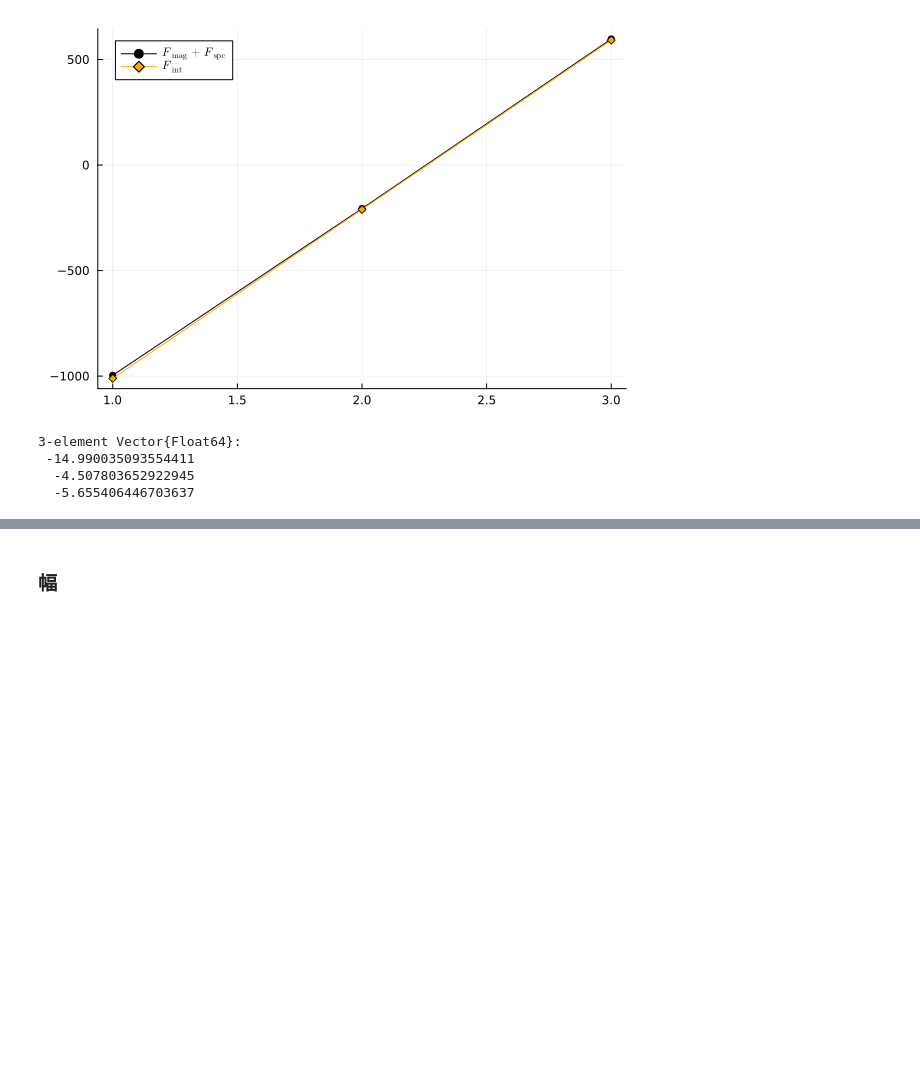
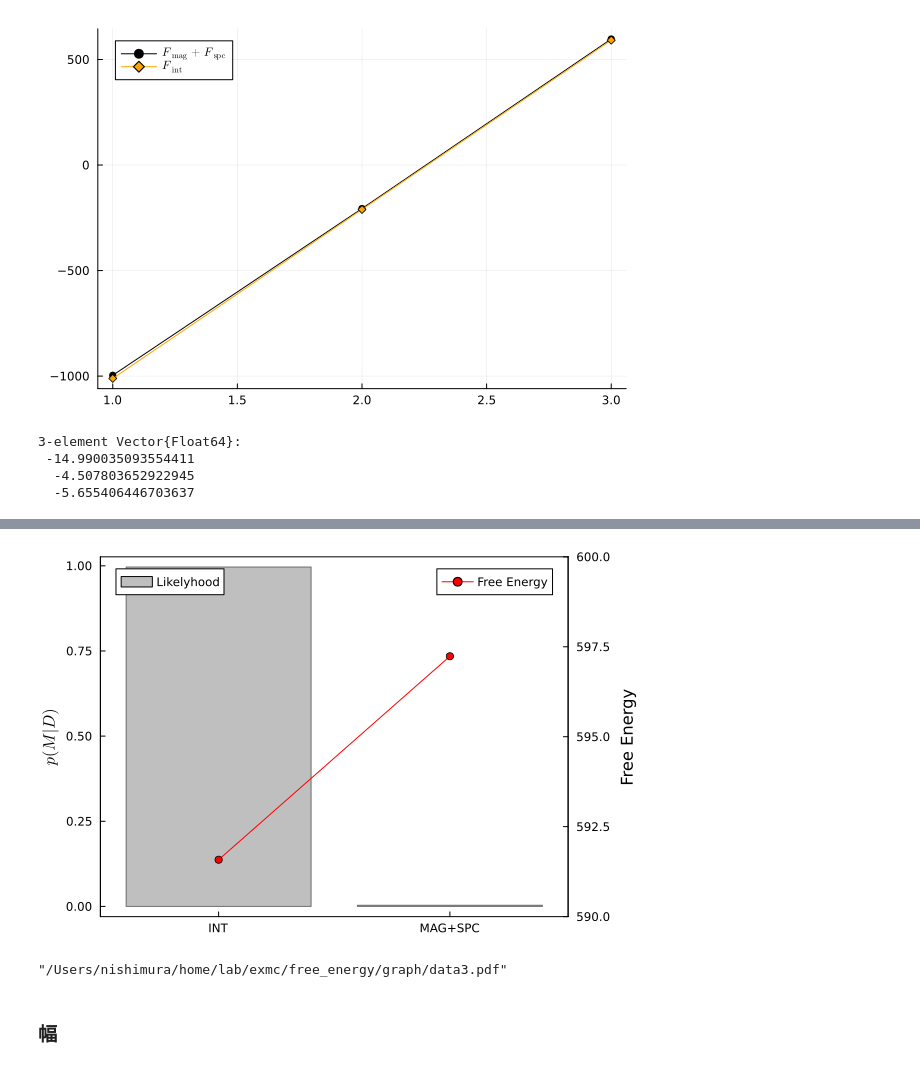
Before and after one commit to alessi-24/lab, a Jupyter notebook: exmc/phase_chart/phase_chart_paper.ipynb, the cells around one changed output, grey strips where cells are left out. Drawn from its saved outputs; the diff is of its cells as text; code cells hidden in the pictures; blank space fills up the shorter version.

```diff
--- a/exmc/phase_chart/phase_chart_paper.ipynb
+++ b/exmc/phase_chart/phase_chart_paper.ipynb
@@ -707,3 +793,39 @@ dif = free_int - free_sum
+# %%
+plot(
+    bar(
+        ["INT","MAG+SPC"],
+        #[1,2],
+        [prob_int[3],prob_sum[3]],
+        ylabel = L"p(M|D)",
+        label = "Likelyhood",
+        color = :gray,
+        alpha = 0.5,
+        legend=:topleft,
+    )
+)
+
+plot!(
+    twinx(),
+    ["INT","MAG+SPC"],
+    [free_int[3], free_sum[3]],
+    markershape=:circle,
+    color = :red,
+    ylabel="Free Energy",
+    label="Free Energy",
+    legend=:topright,
+    ylims = (590,600),
+)
+
+plot!(
+    grid=false,
+    framestyle = :box,
+)
+# %% [output]
+[figure, added]
+# %%
+savefig("/Users/nishimura/home/lab/exmc/free_energy/graph/data3.pdf")
+# %% [output]
+"/Users/nishimura/home/lab/exmc/free_energy/graph/data3.pdf"
 # %% [markdown]
 ### 幅
 # %%
```
Also changed, not shown: parts of 6 cells of this notebook, 10 other files.
